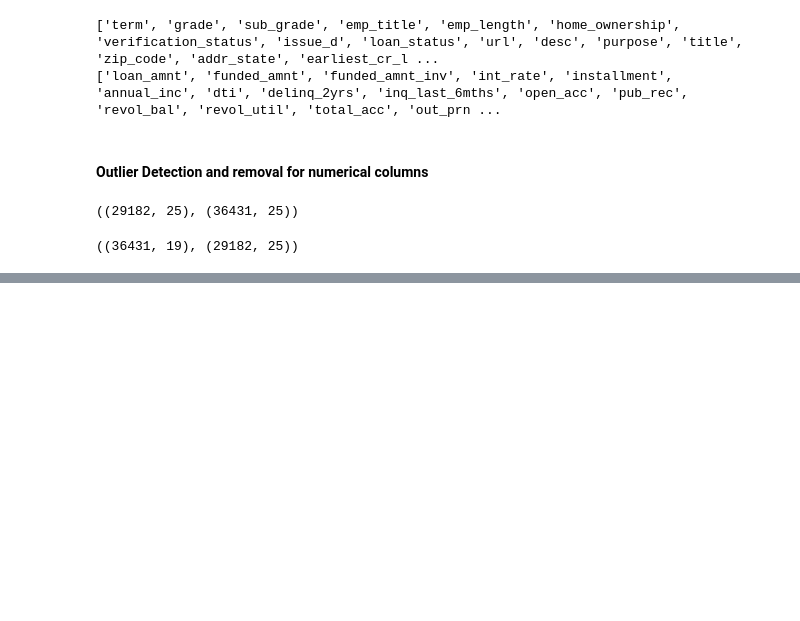
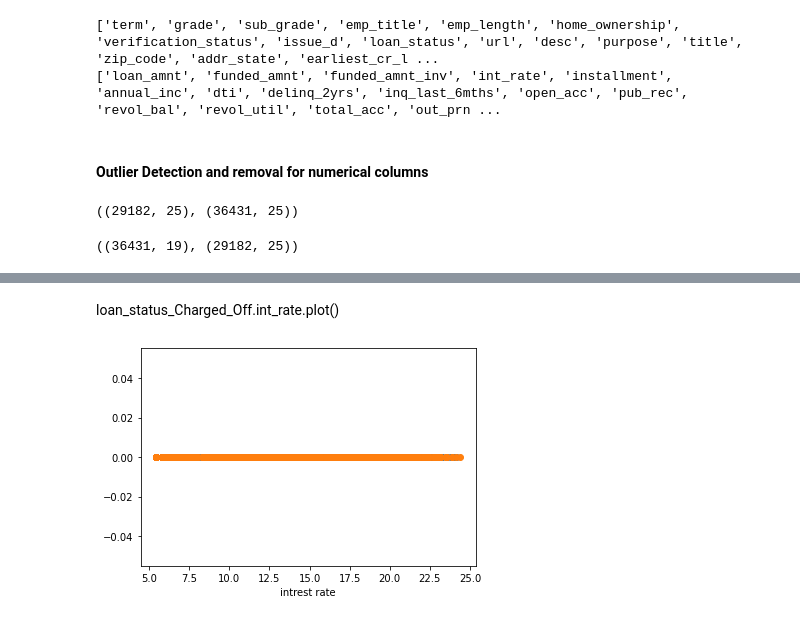
Before and after one commit to Anto-G/LendingClubCaseStudy, a Jupyter notebook: Upgrad - Lending Case Study (Anto & Hareesh).ipynb, the cells around one changed output, grey strips where cells are left out. Saved outputs shown, nothing was run; the diff lists cells and outputs as text; code cells hidden in the pictures; blank space fills up the shorter version.

```diff
--- a/Upgrad - Lending Case Study (Anto & Hareesh).ipynb
+++ b/Upgrad - Lending Case Study (Anto & Hareesh).ipynb
@@ -197,0 +210,9 @@ loan_cat.shape, loan_num.shape
+# %% [markdown]
+loan_status_Charged_Off.int_rate.plot()
+# %%
+plt.plot(loan_status_full.int_rate,np.zeros_like(loan_status_full.int_rate),'o')
+plt.plot(loan_status_Charged_Off.int_rate,np.zeros_like(loan_status_Charged_Off.int_rate),'o')
+plt.xlabel('intrest rate')
+plt.show()
+# %% [output]
+[figure, added]
```
Also changed, not shown: parts of 6 cells of this notebook.
